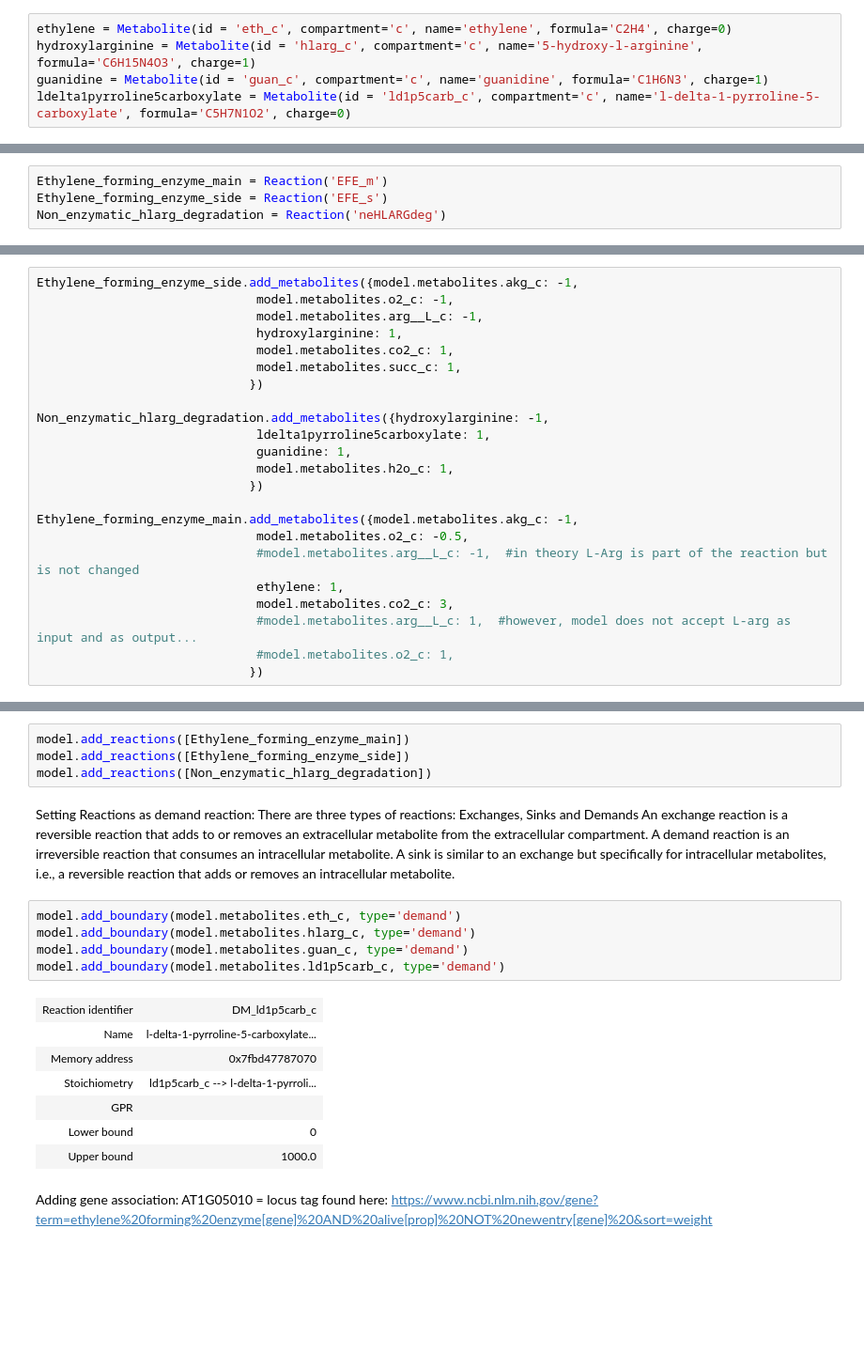
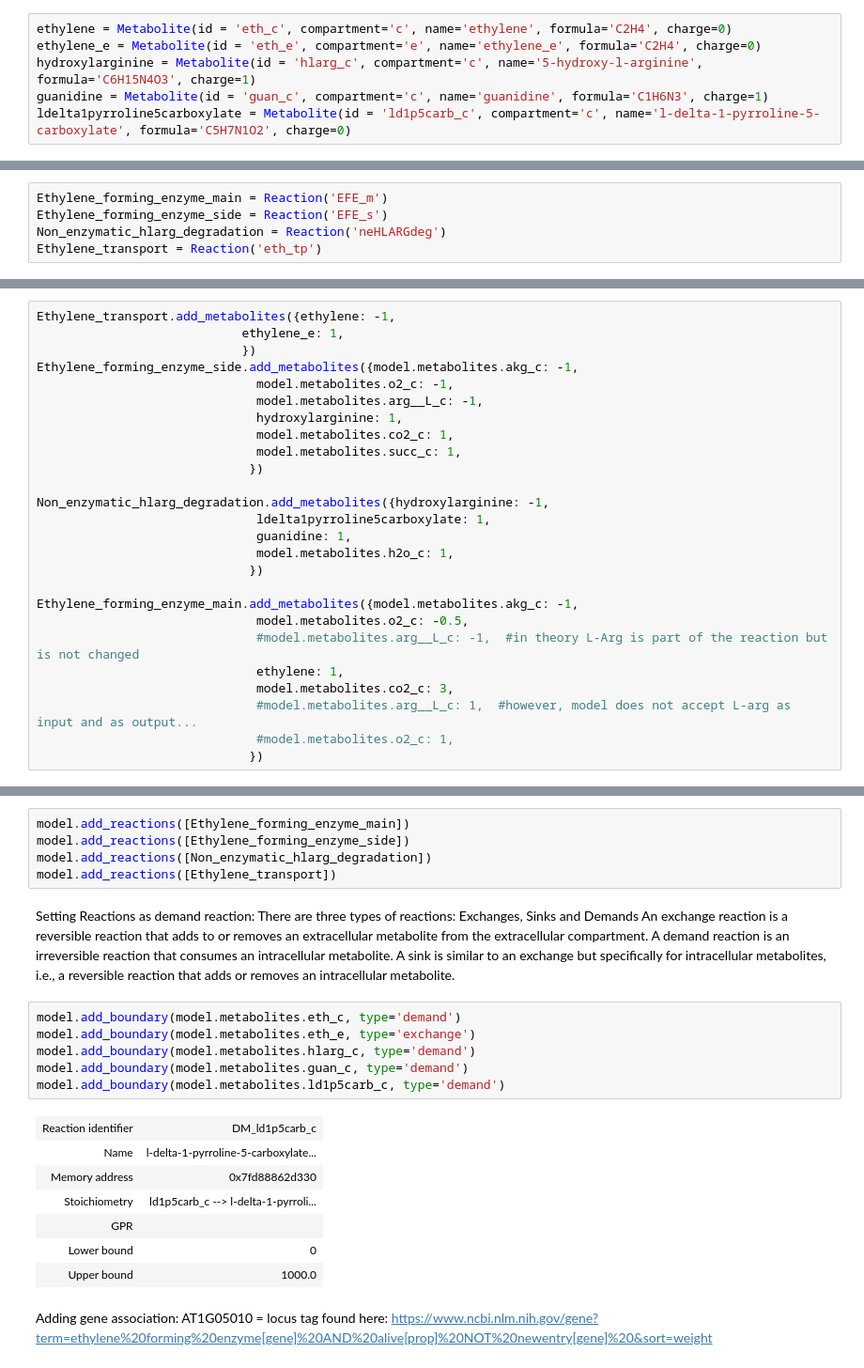
Before and after one commit to 27410/group-assingment-group-2, a Jupyter notebook: models/iJO1366_V0.ipynb, the cells around one changed output, grey strips where cells are left out. Shown at 94% size. Saved outputs shown, nothing was run; the diff lists cells and outputs as text; blank space fills up the shorter version.

Commit message:
added ethylene transport out of cell

```diff
--- a/models/iJO1366_V0.ipynb
+++ b/models/iJO1366_V0.ipynb
@@ -50,6 +50,7 @@ Optimal solution with objective value 0.982
 Defining the metabolites
 # %%
 ethylene = Metabolite(id = 'eth_c', compartment='c', name='ethylene', formula='C2H4', charge=0)
+ethylene_e = Metabolite(id = 'eth_e', compartment='e', name='ethylene_e', formula='C2H4', charge=0)
 hydroxylarginine = Metabolite(id = 'hlarg_c', compartment='c', name='5-hydroxy-l-arginine', formula='C6H15N4O3', charge=1)
 guanidine = Metabolite(id = 'guan_c', compartment='c', name='guanidine', formula='C1H6N3', charge=1)
 ldelta1pyrroline5carboxylate = Metabolite(id = 'ld1p5carb_c', compartment='c', name='l-delta-1-pyrroline-5-carboxylate', formula='C5H7N1O2', charge=0)
@@ -59,9 +60,13 @@ Defining the reactions
 Ethylene_forming_enzyme_main = Reaction('EFE_m')
 Ethylene_forming_enzyme_side = Reaction('EFE_s')
 Non_enzymatic_hlarg_degradation = Reaction('neHLARGdeg')
+Ethylene_transport = Reaction('eth_tp')
 # %% [markdown]
 Adding the metabolites to the reactions
 # %%
+Ethylene_transport.add_metabolites({ethylene: -1,
+                            ethylene_e: 1,
+                            })
 Ethylene_forming_enzyme_side.add_metabolites({model.metabolites.akg_c: -1,
                               model.metabolites.o2_c: -1,
                               model.metabolites.arg__L_c: -1,
@@ -90,19 +95,21 @@ Adding the reactions to the model
 model.add_reactions([Ethylene_forming_enzyme_main])
 model.add_reactions([Ethylene_forming_enzyme_side])
 model.add_reactions([Non_enzymatic_hlarg_degradation])
+model.add_reactions([Ethylene_transport])
 # %% [markdown]
 Setting Reactions as demand reaction:
 There are three types of reactions: Exchanges, Sinks and Demands
 An exchange reaction is a reversible reaction that adds to or removes an extracellular metabolite from the extracellular compartment. A demand reaction is an irreversible reaction that consumes an intracellular metabolite. A sink is similar to an exchange but specifically for intracellular metabolites, i.e., a reversible reaction that adds or removes an intracellular metabolite.
 # %%
 model.add_boundary(model.metabolites.eth_c, type='demand')
+model.add_boundary(model.metabolites.eth_e, type='exchange')
 model.add_boundary(model.metabolites.hlarg_c, type='demand')
 model.add_boundary(model.metabolites.guan_c, type='demand')
 model.add_boundary(model.metabolites.ld1p5carb_c, type='demand')
 # %% [output]
 | Reaction identifier | DM_ld1p5carb_c |
 | Name | l-delta-1-pyrroline-5-carboxylate... |
-| Memory address | 0x7fbd47787070 |
+| Memory address | 0x7fd88862d330 |
 | Stoichiometry | ld1p5carb_c --> l-delta-1-pyrroli... |
 | GPR |  |
 | Lower bound | 0 |
```
Also changed, not shown: parts of 6 cells of this notebook, 1 other file.
